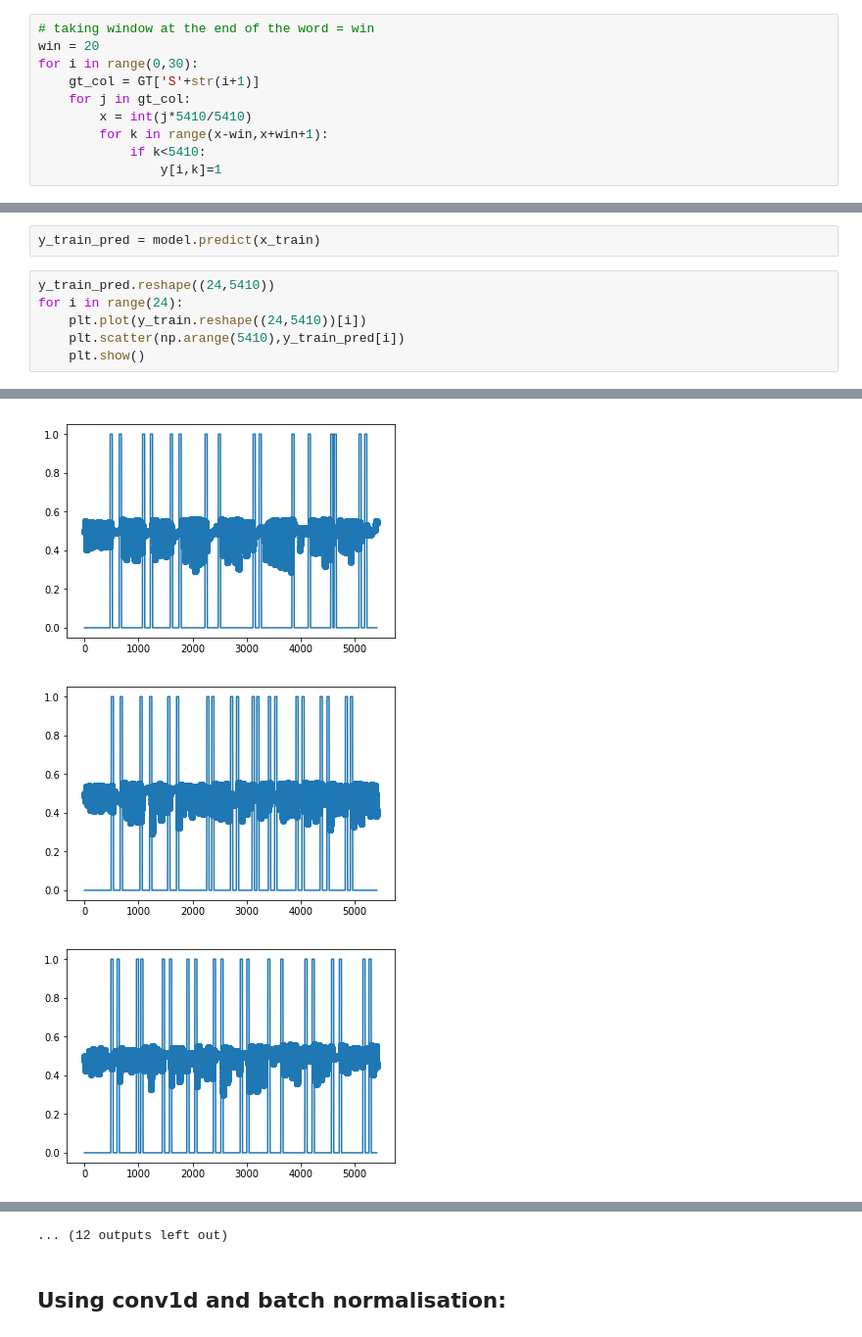
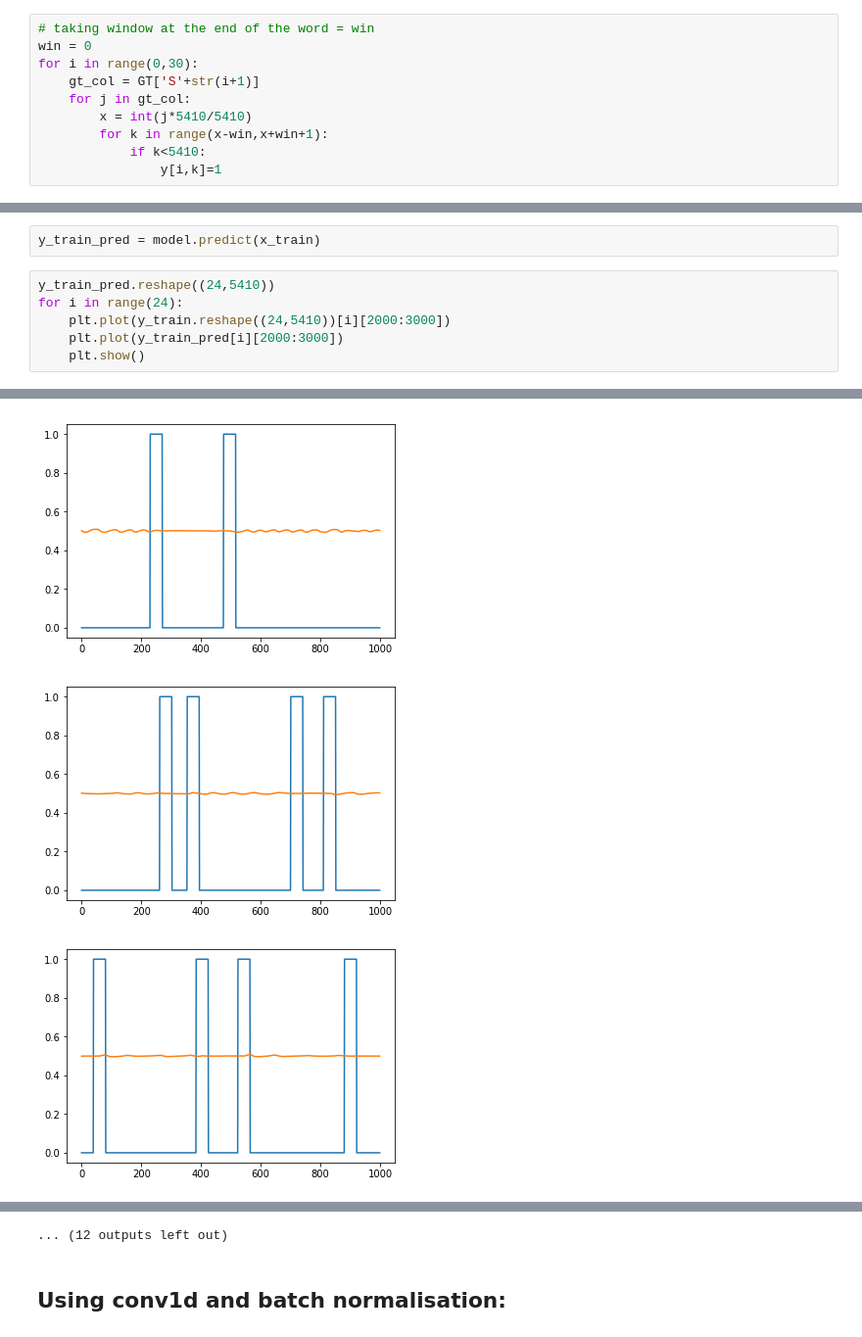
Before and after one commit to shubh1612/ELL_Ass_3, a Jupyter notebook: src/part2.ipynb, the cells around one changed output, grey strips where cells are left out. Shown at 98% size. Drawn from its saved outputs; the diff is of its cells as text.

```diff
--- a/src/part2.ipynb
+++ b/src/part2.ipynb
@@ -165,7 +165,7 @@ GT.shape
 y = np.zeros((30,5410))
 # %%
 # taking window at the end of the word = win
-win = 20
+win = 0
 for i in range(0,30):
     gt_col = GT['S'+str(i+1)]
     for j in gt_col:
@@ -262,7 +262,7 @@ y_train_pred = model.predict(x_train)
 # %%
 y_train_pred.reshape((24,5410))
 for i in range(24):
-    plt.plot(y_train.reshape((24,5410))[i])
-    plt.scatter(np.arange(5410),y_train_pred[i])
+    plt.plot(y_train.reshape((24,5410))[i][2000:3000])
+    plt.plot(y_train_pred[i][2000:3000])
     plt.show()
 # %% [output]
@@ -271,3 +271,3 @@ for i in range(24):
-[figure, old version]
+[figure, new version]
-[figure, old version]
+[figure, new version]
-[figure, old version]
+[figure, new version]
```
Also changed, not shown: parts of 18 cells of this notebook.
